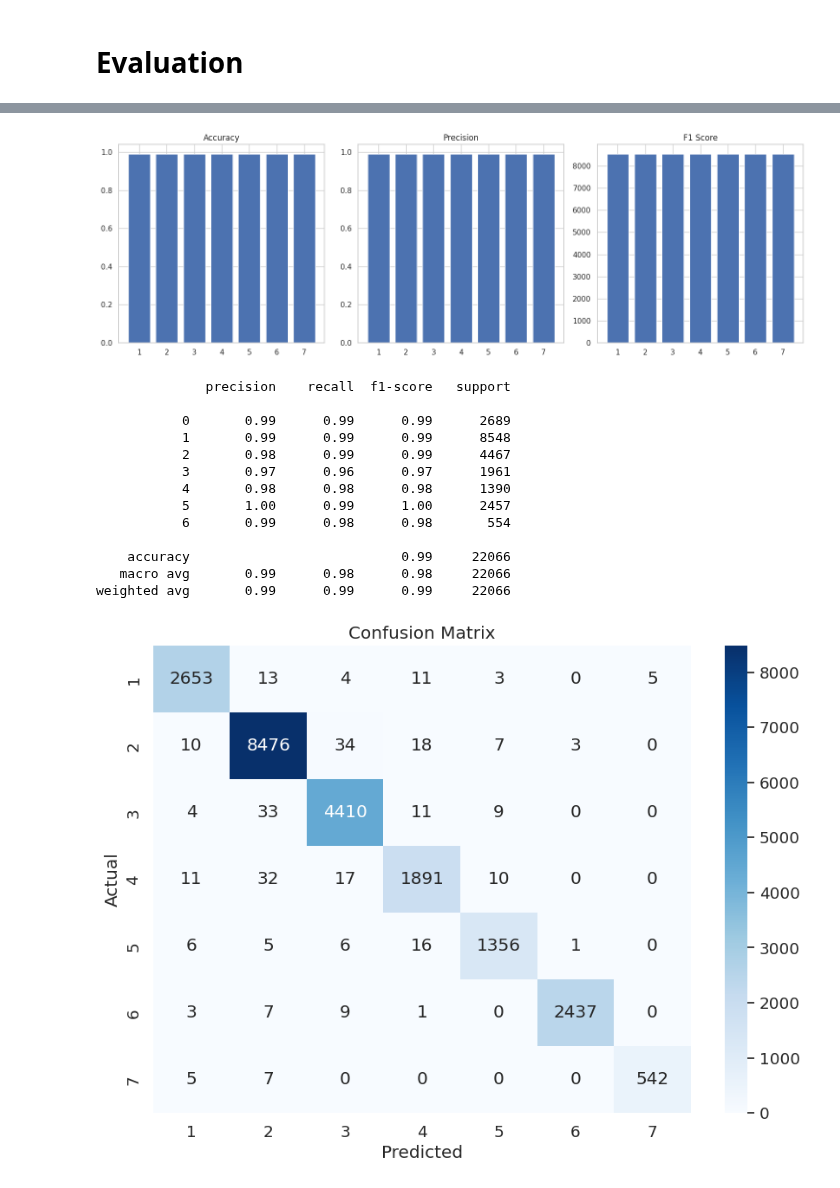
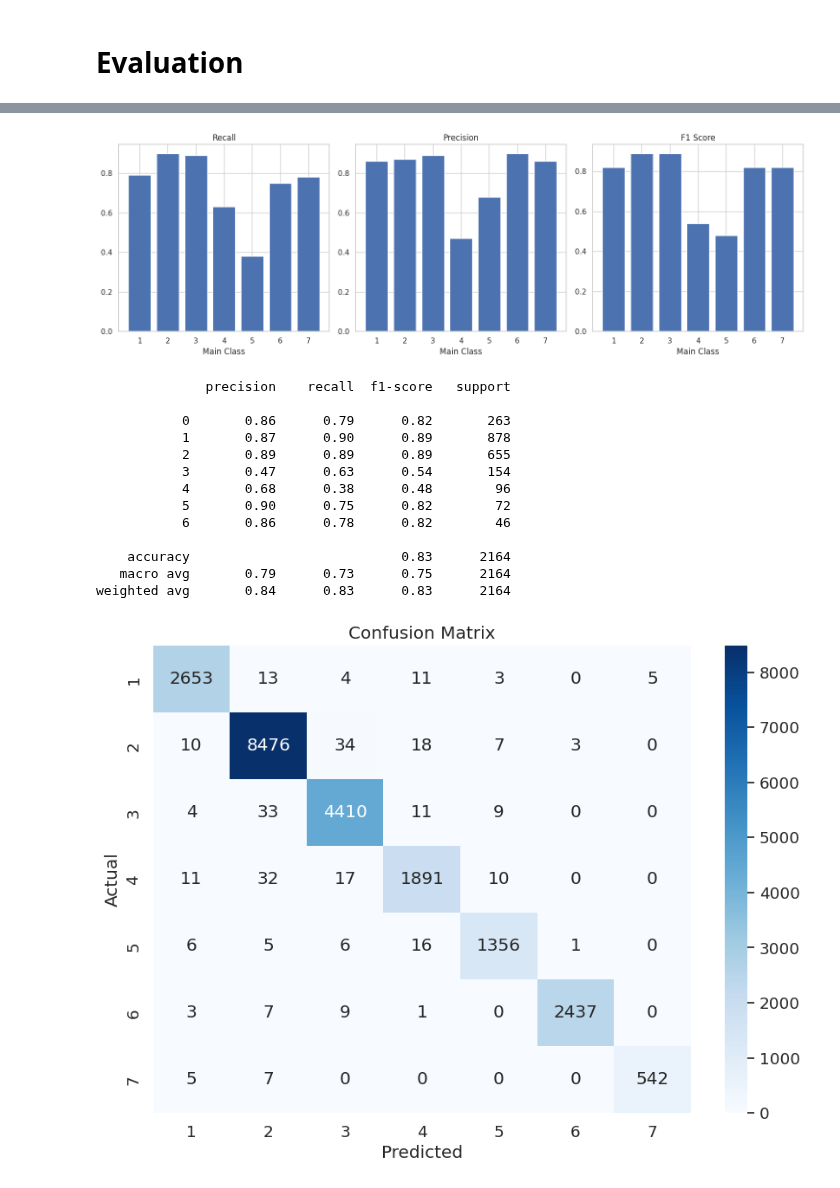
Before and after one commit to github4touchdouble/nnet-enzyme, a Jupyter notebook: tf_cnn_esm2/keras_multiclassification.ipynb, the cells around one changed output, grey strips where cells are left out. Drawn from its saved outputs; the diff is of its cells as text; code cells hidden in the pictures.

```diff
--- a/tf_cnn_esm2/keras_multiclassification.ipynb
+++ b/tf_cnn_esm2/keras_multiclassification.ipynb
@@ -165,12 +77,13 @@ Embedding headers: 226505
 # %%
-embedding_labels = add_labels(enzyme_csv, entry_ids, embeddings)
-
-# embedding_labels = get_ec_labels(path_to_enzyme_splitX_csv=enzyme_csv_path, path_to_enzyme_esm2=esm2_enzymes_path)
 X = []
 y = []
 
-for label in embedding_labels:
-    y.append(label[1]) # append label (1-7)
-    X.append(label[2]) # append embedding
+for label in emb_df["Entry"]:
+    number = enz_df.loc[enz_df["Entry"] == label,"EC number"]
+    ec = int(number.iat[0][0])-1 # since we always start counting from 0
+    y.append(ec) # append label (1-7)
+    X.append(emb_df.loc[emb_df["Entry"] == label, "Embedding"].values[0]) # append embedding
+
+X = np.array(X)
 # %% [markdown]
 ### Control
@@ -215,6 +112,3 @@ print(df.head())
-# %%
-X = df.drop('label', axis=1).values
-y = df['label'].values
 # %% [markdown]
 ### Splitting data into train and test
 # %%
@@ -229,7 +123,7 @@ print(y_test_encoded[0])
 ## Creating our CNN
 # %%
 # This is used for stopping the training precess in advance, if our model starts to overfit our training data
-earl_stop = tf.keras.callbacks.EarlyStopping(patience=8)
+earl_stop = tf.keras.callbacks.EarlyStopping(patience=5)
 # %%
 # Initializing the model
 model = tf.keras.models.Sequential()
@@ -319,11 +214,11 @@ weighted avg       0.99      0.99      0.99     22066
 # %%
-class_0_metrics = report.split('\n')[3].split()[1:]
-class_1_metrics = report.split('\n')[4].split()[1:]
-class_2_metrics = report.split('\n')[5].split()[1:]
-class_3_metrics = report.split('\n')[6].split()[1:]
-class_4_metrics = report.split('\n')[7].split()[1:]
-class_5_metrics = report.split('\n')[8].split()[1:]
-class_6_metrics = report.split('\n')[9].split()[1:]
+class_0_metrics = report.split('\n')[2].split()[1:]
+class_1_metrics = report.split('\n')[3].split()[1:]
+class_2_metrics = report.split('\n')[4].split()[1:]
+class_3_metrics = report.split('\n')[5].split()[1:]
+class_4_metrics = report.split('\n')[6].split()[1:]
+class_5_metrics = report.split('\n')[7].split()[1:]
+class_6_metrics = report.split('\n')[8].split()[1:]
 
 metrics = [class_0_metrics,
            class_1_metrics,
@@ -334,58 +229,61 @@ metrics = [class_0_metrics,
            class_6_metrics
            ]
 i = 1
-accs = []
 precs = []
+recs = []
 f1_s = []
 for class_m in metrics:
-    accuracy = float(class_0_metrics[0])
-    precision = float(class_0_metrics[1])
-    recall = float(class_0_metrics[2])
-    f1_score = float(class_0_metrics[3])
-    accs.append(accuracy)
+    precision = float(class_m[0])
+    recall = float(class_m[1])
+    f1_score = float(class_m[2])
     precs.append(precision)
+    recs.append(recall)
     f1_s.append(f1_score)
     i+=1
 
 class_names = [1,2,3,4,5,6,7]
 
 # Create subplots for accuracy, precision, and F1
 fig, (ax1, ax2, ax3) = plt.subplots(1, 3, figsize=(15, 5))
 
 # Plot accuracy for each class
-ax1.bar(class_names, accs)
-ax1.set_title("Accuracy")
+ax1.bar(class_names, recs)
+ax1.set_title("Recall")
+ax1.set_xlabel("Main Class")
+
 
 # Plot precision for each class
 ax2.bar(class_names, precs)
 ax2.set_title("Precision")
+ax2.set_xlabel("Main Class")
 
 # Plot F1 score for each class
 ax3.bar(class_names, f1_s)
 ax3.set_title("F1 Score")
+ax3.set_xlabel("Main Class")
 
 # Adjust layout
 plt.tight_layout()
 
 # Show the plots
 plt.show()
 
 print(report)
 # %% [output]
-[figure, old version]
+[figure, new version]
               precision    recall  f1-score   support
 
-           0       0.99      0.99      0.99      2689
-           1       0.99      0.99      0.99      8548
-           2       0.98      0.99      0.99      4467
-           3       0.97      0.96      0.97      1961
-           4       0.98      0.98      0.98      1390
-           5       1.00      0.99      1.00      2457
-           6       0.99      0.98      0.98       554
+           0       0.86      0.79      0.82       263
+           1       0.87      0.90      0.89       878
+           2       0.89      0.89      0.89       655
+           3       0.47      0.63      0.54       154
+           4       0.68      0.38      0.48        96
+           5       0.90      0.75      0.82        72
+           6       0.86      0.78      0.82        46
 
-    accuracy                           0.99     22066
-   macro avg       0.99      0.98      0.98     22066
-weighted avg       0.99      0.99      0.99     22066
+    accuracy                           0.83      2164
+   macro avg       0.79      0.73      0.75      2164
+weighted avg       0.84      0.83      0.83      2164
 # %%
 conf_matrix = confusion_matrix(y_test, predictions)
 # Create a confusion matrix heatmap
```
Also changed, not shown: parts of 17 cells of this notebook.
